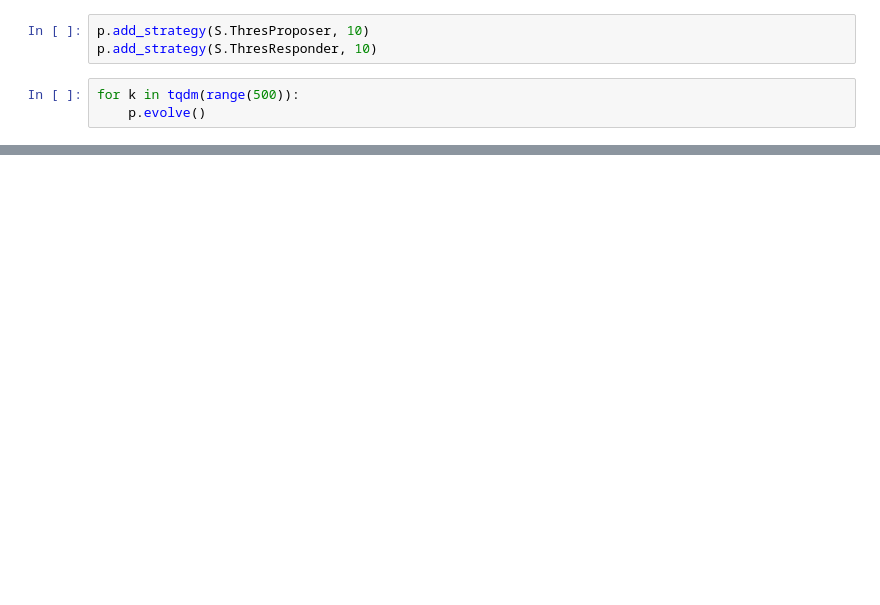
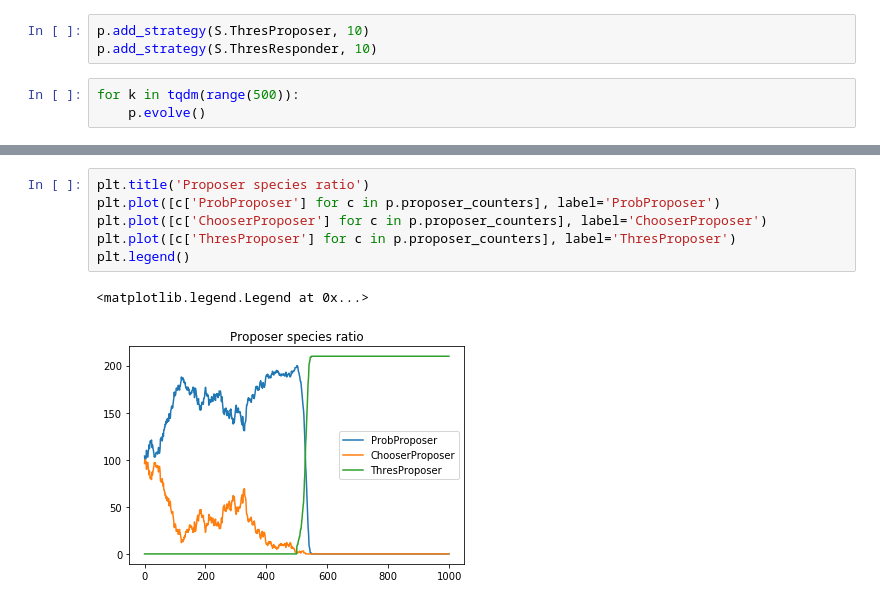
Before and after one commit to akamaus/ultimatum, a Jupyter notebook: experiment3_thres_vs_prob_vs_chooser.ipynb, the cells around one changed output, grey strips where cells are left out. Drawn from its saved outputs; the diff is of its cells as text; blank space fills up the shorter version.

```diff
--- a/experiment3_thres_vs_prob_vs_chooser.ipynb
+++ b/experiment3_thres_vs_prob_vs_chooser.ipynb
@@ -53,0 +57,9 @@ plt.fill_between(range(len(p.prop_mean_log)), np.array(p.prop_mean_log) - np.arr
+# %%
+plt.title('Proposer species ratio')
+plt.plot([c['ProbProposer'] for c in p.proposer_counters], label='ProbProposer')
+plt.plot([c['ChooserProposer'] for c in p.proposer_counters], label='ChooserProposer')
+plt.plot([c['ThresProposer'] for c in p.proposer_counters], label='ThresProposer')
+plt.legend()
+# %% [output]
+<matplotlib.legend.Legend at 0x...>
+[figure, added]
```
Also changed, not shown: parts of 3 cells of this notebook, 1 other file.
